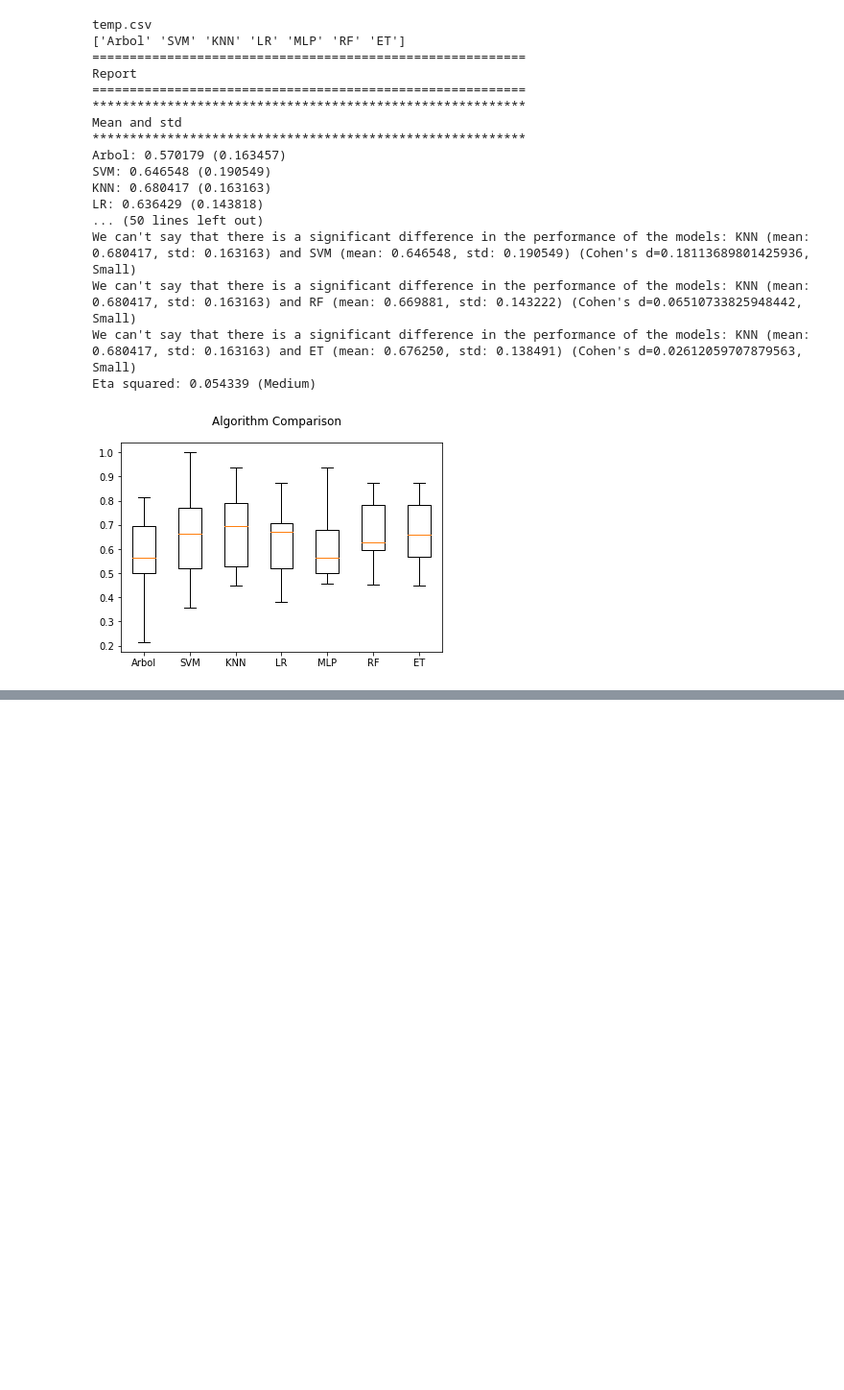
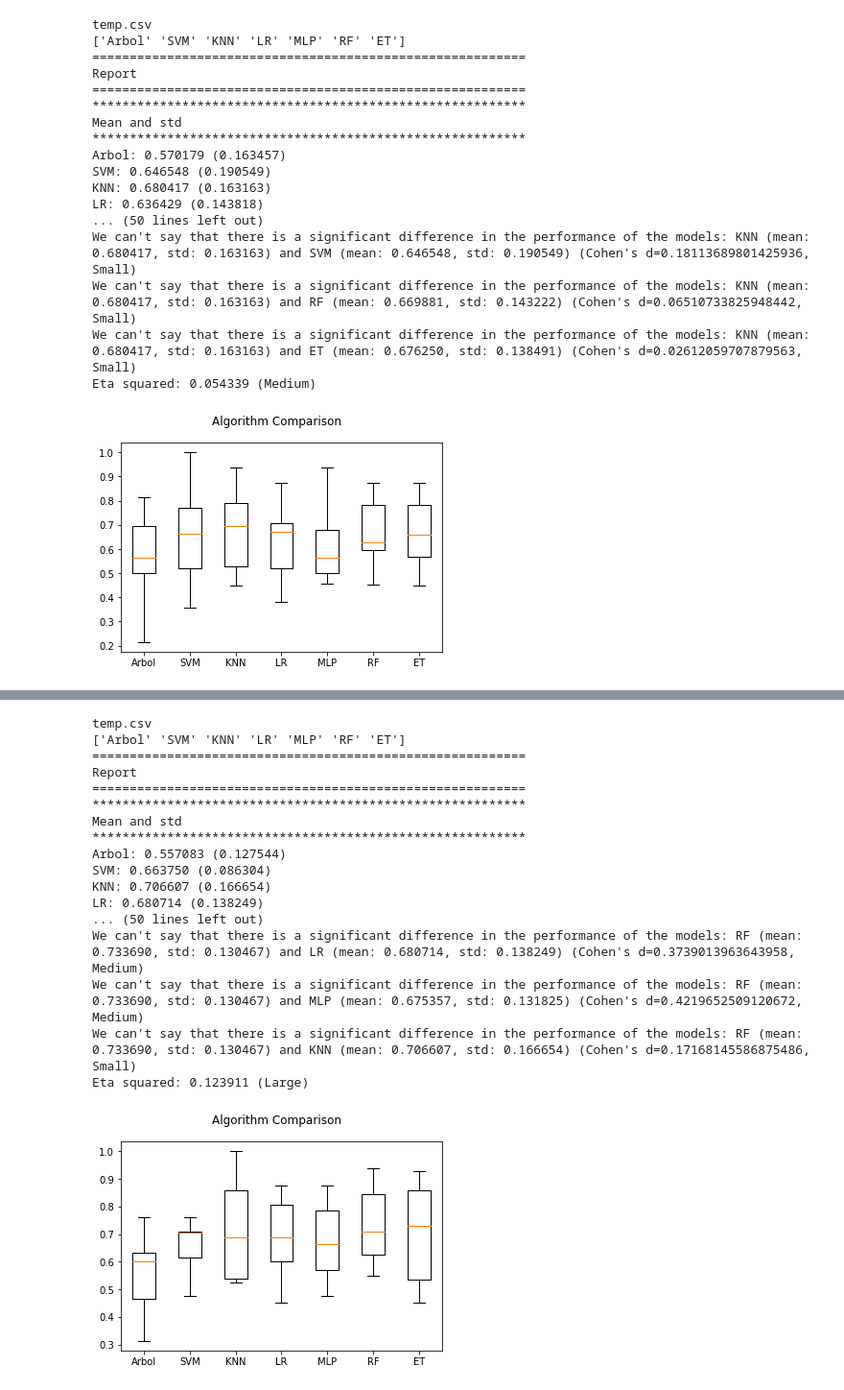
Before and after one commit to joheras/schz, a Jupyter notebook: CompareMethods-combined.ipynb, the cells around one changed output, grey strips where cells are left out. Shown: that part at 96% size. Drawn from its saved outputs; the diff is of its cells as text; code cells hidden in the pictures; blank space fills up the shorter version.

```diff
--- a/CompareMethods-combined.ipynb
+++ b/CompareMethods-combined.ipynb
@@ -331,0 +407,23 @@ Eta squared: 0.054339 (Medium)
+# %%
+clf = manifold.LocallyLinearEmbedding(10, n_components=10,method='standard')
+X_lle10 = clf.fit_transform(X)
+compare_methods(X_lle10,Y,listAlgorithms,listParams,listNames,metric='auroc')
+# %% [output]
+temp.csv
+['Arbol' 'SVM' 'KNN' 'LR' 'MLP' 'RF' 'ET']
+==========================================================
+Report
+==========================================================
+**********************************************************
+Mean and std
+**********************************************************
+Arbol: 0.557083 (0.127544)
+SVM: 0.663750 (0.086304)
+KNN: 0.706607 (0.166654)
+LR: 0.680714 (0.138249)
+... (50 lines left out)
+We can't say that there is a significant difference in the performance of the models: RF (mean: 0.733690, std: 0.130467) and LR (mean: 0.680714, std: 0.138249) (Cohen's d=0.3739013963643958, Medium)
+We can't say that there is a significant difference in the performance of the models: RF (mean: 0.733690, std: 0.130467) and MLP (mean: 0.675357, std: 0.131825) (Cohen's d=0.4219652509120672, Medium)
+We can't say that there is a significant difference in the performance of the models: RF (mean: 0.733690, std: 0.130467) and KNN (mean: 0.706607, std: 0.166654) (Cohen's d=0.17168145586875486, Small)
+Eta squared: 0.123911 (Large)
+[figure, added]
```
Also changed, not shown: parts of 10 cells of this notebook, 5 other files.
